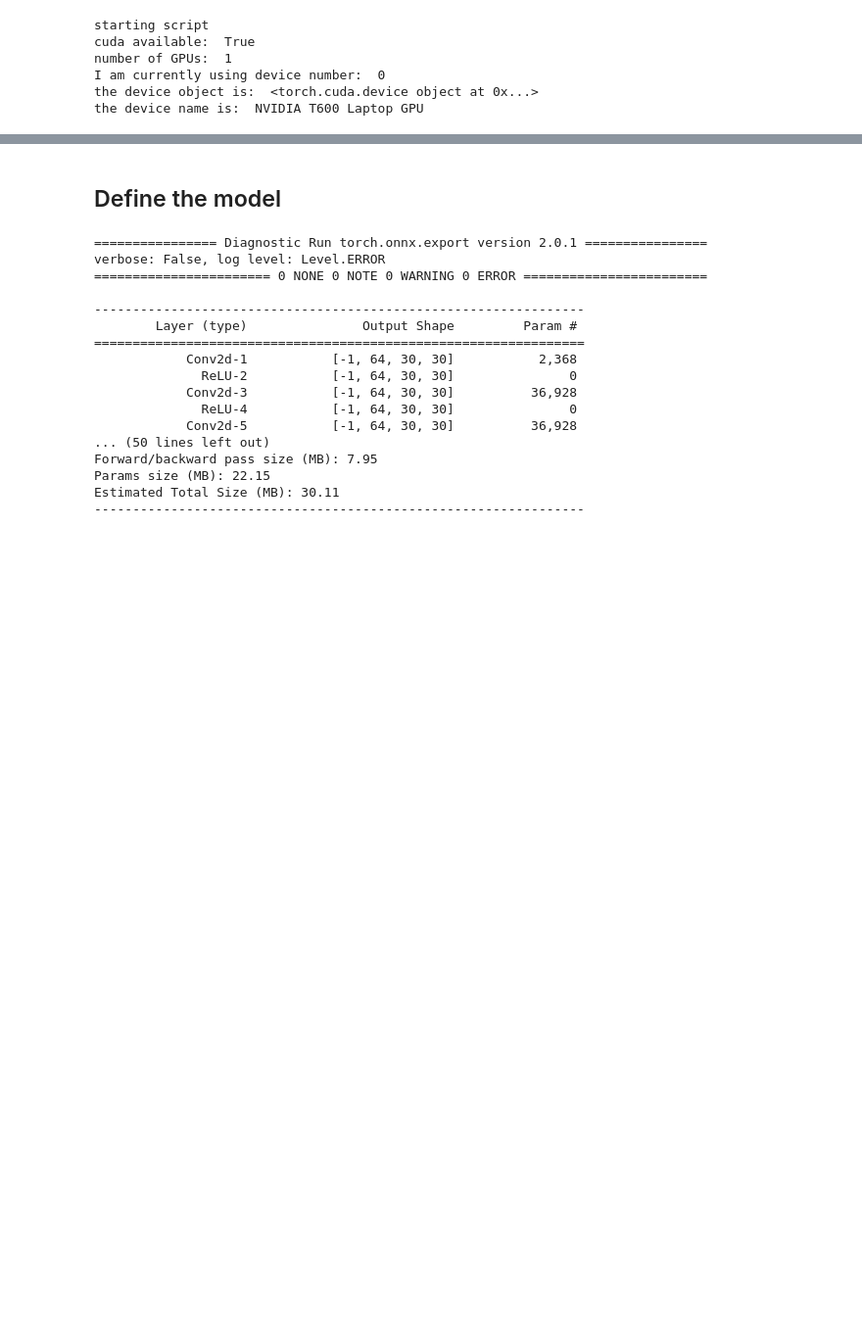
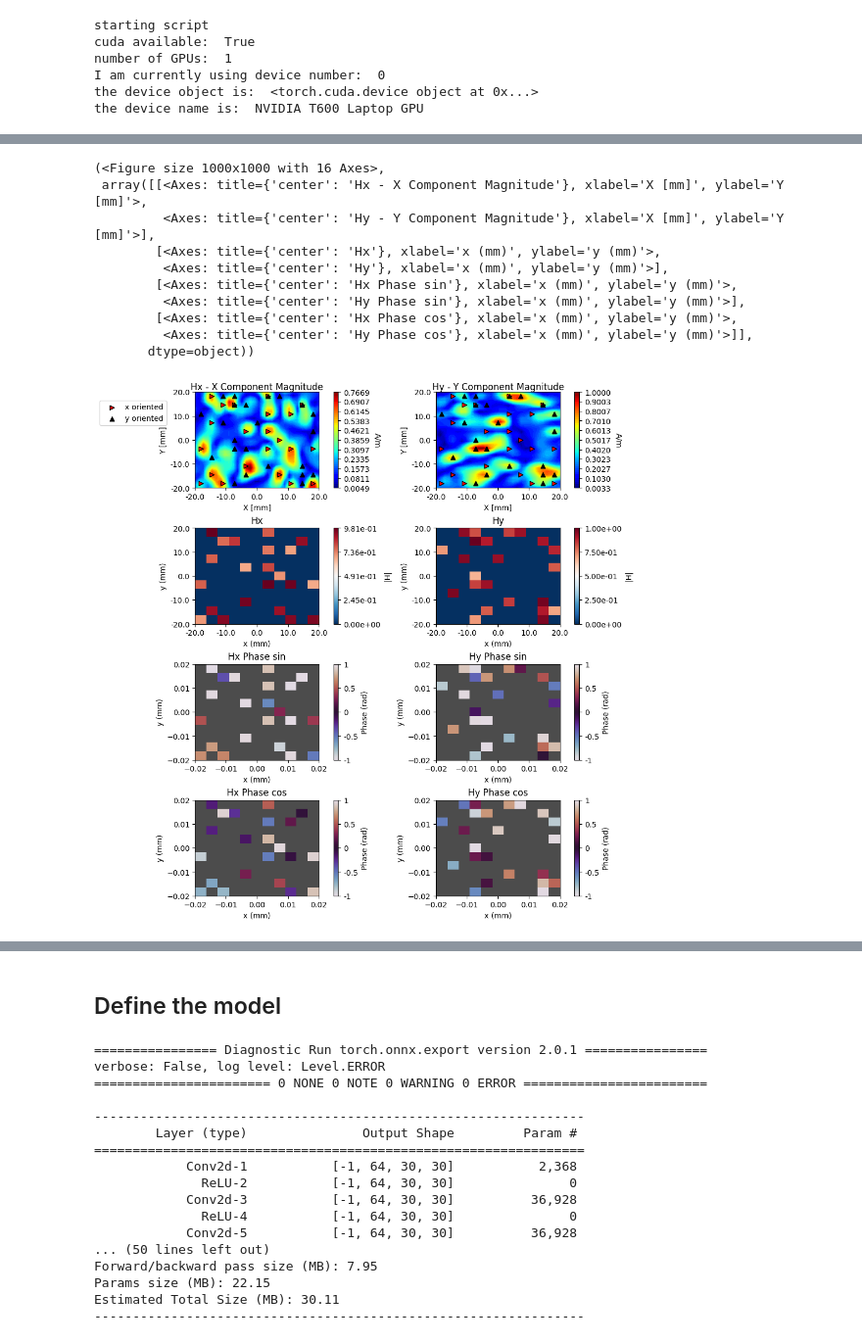
Before and after one commit to jamestom-cpu/DeepLearning_models, a Jupyter notebook: playgrounds/train_for_magnitude_prediction.ipynb, the cells around one changed output, grey strips where cells are left out. Shown: that part at 98% size. Drawn from its saved outputs; the diff is of its cells as text; code cells hidden in the pictures; blank space fills up the shorter version.

```diff
--- a/playgrounds/train_for_magnitude_prediction.ipynb
+++ b/playgrounds/train_for_magnitude_prediction.ipynb
@@ -84,3 +84,23 @@ data_iterator = DataIterator(rmg_dp)
 
 
 fields,labels = data_iterator.generate_N_data_samples(10)
+# %%
+from my_packages.neural_network.plotting_functions.datapoints_plotting import Plotter
+
+%matplotlib inline
+f, t = fields[0], labels[0]
+
+ds = TensorDataset(torch.from_numpy(fields), torch.from_numpy(labels))
+# Eds = E_Components_Dataset(ds, probe_height_index=height_index).scale_to_01()
+Hds = H_Components_Dataset_Multilayer(ds).rescale_probe_heights().rescale_labels().expand_phase()
+
+fH, lH = Hds[1]
+
+# rmg_dp.plot_target_magnitude(lH)
+# rmg_dp.plot_target_phase(lH, normalized01=True)
+
+plotter = Plotter(
+    grid = rmg_dp.r,
+    label_grid = rmg_dp.r0_grid,
+    f=rmg_dp.f,
+)
@@ -87,3 +109,22 @@ fields,labels = data_iterator.generate_N_data_samples(10)
+# %%
+height_index = 0
+
+fig, ax = plt.subplots(4,2, figsize=(10,10), constrained_layout=True)
+plotter.plot_all(
+    fH, lH, index=height_index, ax=ax
+)
+# %% [output]
+(<Figure size 1000x1000 with 16 Axes>,
+ array([[<Axes: title={'center': 'Hx - X Component Magnitude'}, xlabel='X [mm]', ylabel='Y [mm]'>,
+         <Axes: title={'center': 'Hy - Y Component Magnitude'}, xlabel='X [mm]', ylabel='Y [mm]'>],
+        [<Axes: title={'center': 'Hx'}, xlabel='x (mm)', ylabel='y (mm)'>,
+         <Axes: title={'center': 'Hy'}, xlabel='x (mm)', ylabel='y (mm)'>],
+        [<Axes: title={'center': 'Hx Phase sin'}, xlabel='x (mm)', ylabel='y (mm)'>,
+         <Axes: title={'center': 'Hy Phase sin'}, xlabel='x (mm)', ylabel='y (mm)'>],
+        [<Axes: title={'center': 'Hx Phase cos'}, xlabel='x (mm)', ylabel='y (mm)'>,
+         <Axes: title={'center': 'Hy Phase cos'}, xlabel='x (mm)', ylabel='y (mm)'>]],
+       dtype=object))
+[figure, added]
 # %%
 %matplotlib inline
 f, t = fields[0], labels[0]
```
Also changed, not shown: parts of 3 cells of this notebook, 3 other files.
